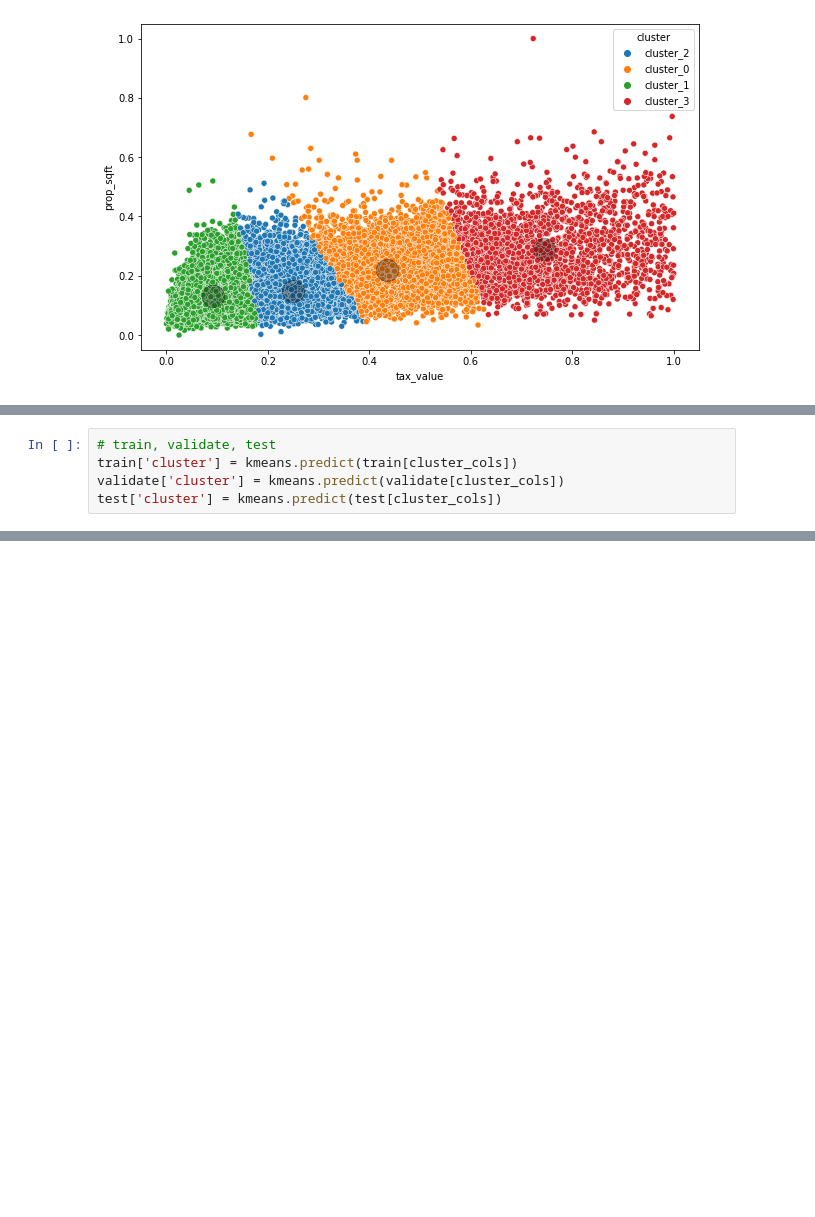
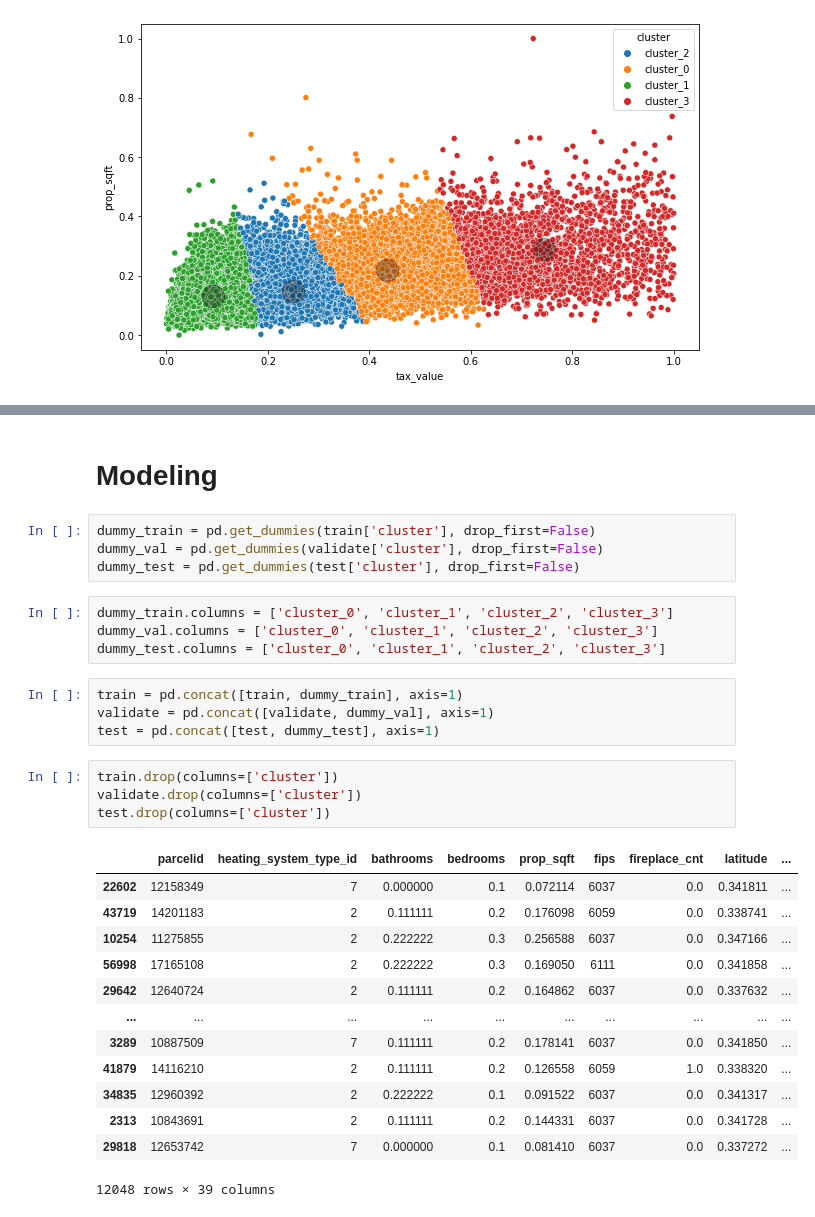
Before and after one commit to matt-and-alicia/zillow-clustering-project, a Jupyter notebook: final_zillow_clustering_notebook.ipynb, the cells around one changed output, grey strips where cells are left out. Cells and saved outputs as stored; diff of their text form; blank space fills up the shorter version.

```diff
--- a/final_zillow_clustering_notebook.ipynb
+++ b/final_zillow_clustering_notebook.ipynb
@@ -660,5 +656,0 @@ m.create_scatter_plot('tax_value','prop_sqft',train,kmeans, X_scaled, scaler)
-# %%
-# train, validate, test
-train['cluster'] = kmeans.predict(train[cluster_cols])
-validate['cluster'] = kmeans.predict(validate[cluster_cols])
-test['cluster'] = kmeans.predict(test[cluster_cols])
@@ -664,0 +773,32 @@ test['cluster'] = kmeans.predict(test[cluster_cols])
+# %% [markdown]
+# Modeling
+# %%
+dummy_train = pd.get_dummies(train['cluster'], drop_first=False)
+dummy_val = pd.get_dummies(validate['cluster'], drop_first=False)
+dummy_test = pd.get_dummies(test['cluster'], drop_first=False)
+# %%
+dummy_train.columns = ['cluster_0', 'cluster_1', 'cluster_2', 'cluster_3']
+dummy_val.columns = ['cluster_0', 'cluster_1', 'cluster_2', 'cluster_3']
+dummy_test.columns = ['cluster_0', 'cluster_1', 'cluster_2', 'cluster_3']
+# %%
+train = pd.concat([train, dummy_train], axis=1)
+validate = pd.concat([validate, dummy_val], axis=1)
+test = pd.concat([test, dummy_test], axis=1)
+# %%
+train.drop(columns=['cluster'])
+validate.drop(columns=['cluster'])
+test.drop(columns=['cluster'])
+# %% [output]
+|  | parcelid | heating_system_type_id | bathrooms | bedrooms | prop_sqft | fips | fireplace_cnt | latitude | ... |
+| 22602 | 12158349 | 7 | 0.000000 | 0.1 | 0.072114 | 6037 | 0.0 | 0.341811 | ... |
+| 43719 | 14201183 | 2 | 0.111111 | 0.2 | 0.176098 | 6059 | 0.0 | 0.338741 | ... |
+| 10254 | 11275855 | 2 | 0.222222 | 0.3 | 0.256588 | 6037 | 0.0 | 0.347166 | ... |
+| 56998 | 17165108 | 2 | 0.222222 | 0.3 | 0.169050 | 6111 | 0.0 | 0.341858 | ... |
+| 29642 | 12640724 | 2 | 0.111111 | 0.2 | 0.164862 | 6037 | 0.0 | 0.337632 | ... |
+| ... | ... | ... | ... | ... | ... | ... | ... | ... | ... |
+| 3289 | 10887509 | 7 | 0.111111 | 0.2 | 0.178141 | 6037 | 0.0 | 0.341850 | ... |
+| 41879 | 14116210 | 2 | 0.111111 | 0.2 | 0.126558 | 6059 | 1.0 | 0.338320 | ... |
+| 34835 | 12960392 | 2 | 0.222222 | 0.1 | 0.091522 | 6037 | 0.0 | 0.341317 | ... |
+| 2313 | 10843691 | 2 | 0.111111 | 0.2 | 0.144331 | 6037 | 0.0 | 0.341728 | ... |
+| 29818 | 12653742 | 7 | 0.000000 | 0.1 | 0.081410 | 6037 | 0.0 | 0.337272 | ... |
+12048 rows × 39 columns
```
Also changed, not shown: parts of 39 cells of this notebook, 2 other files.
